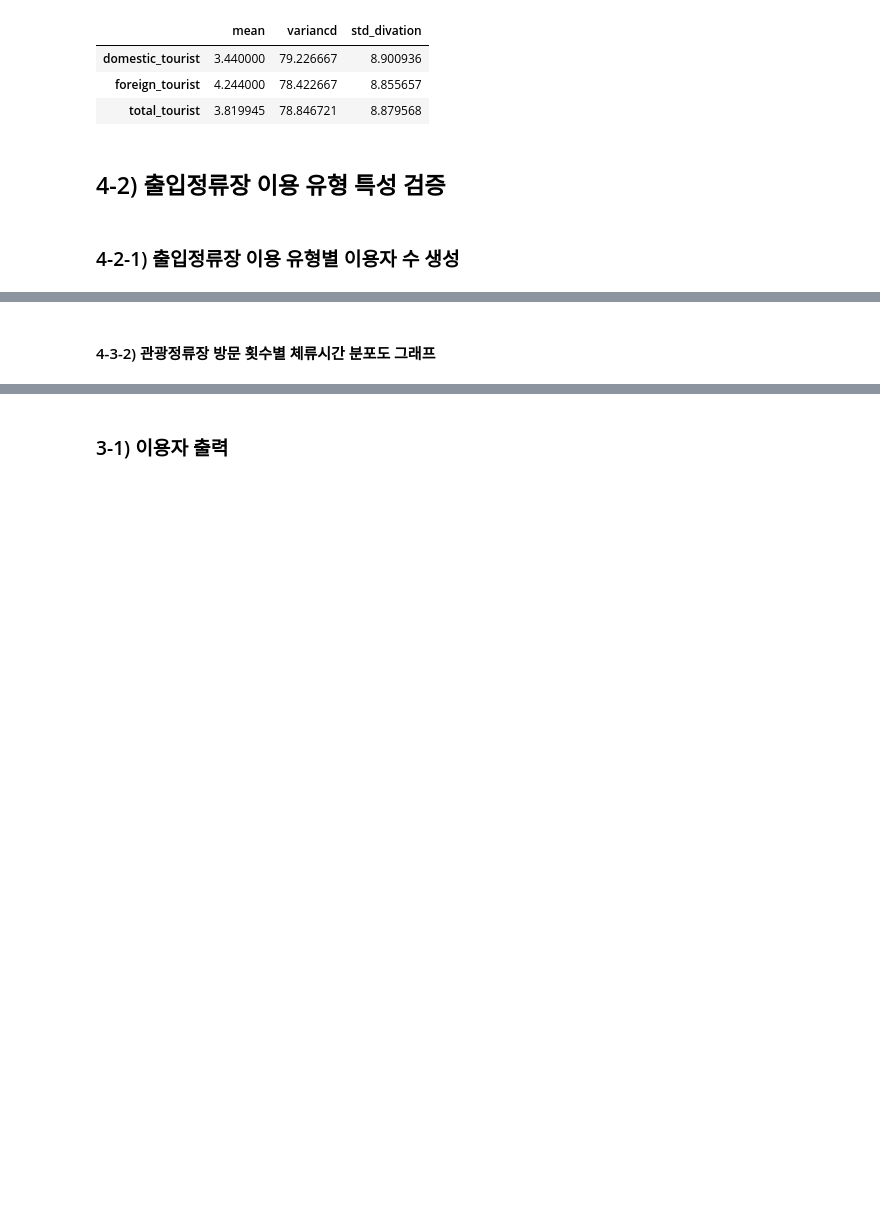
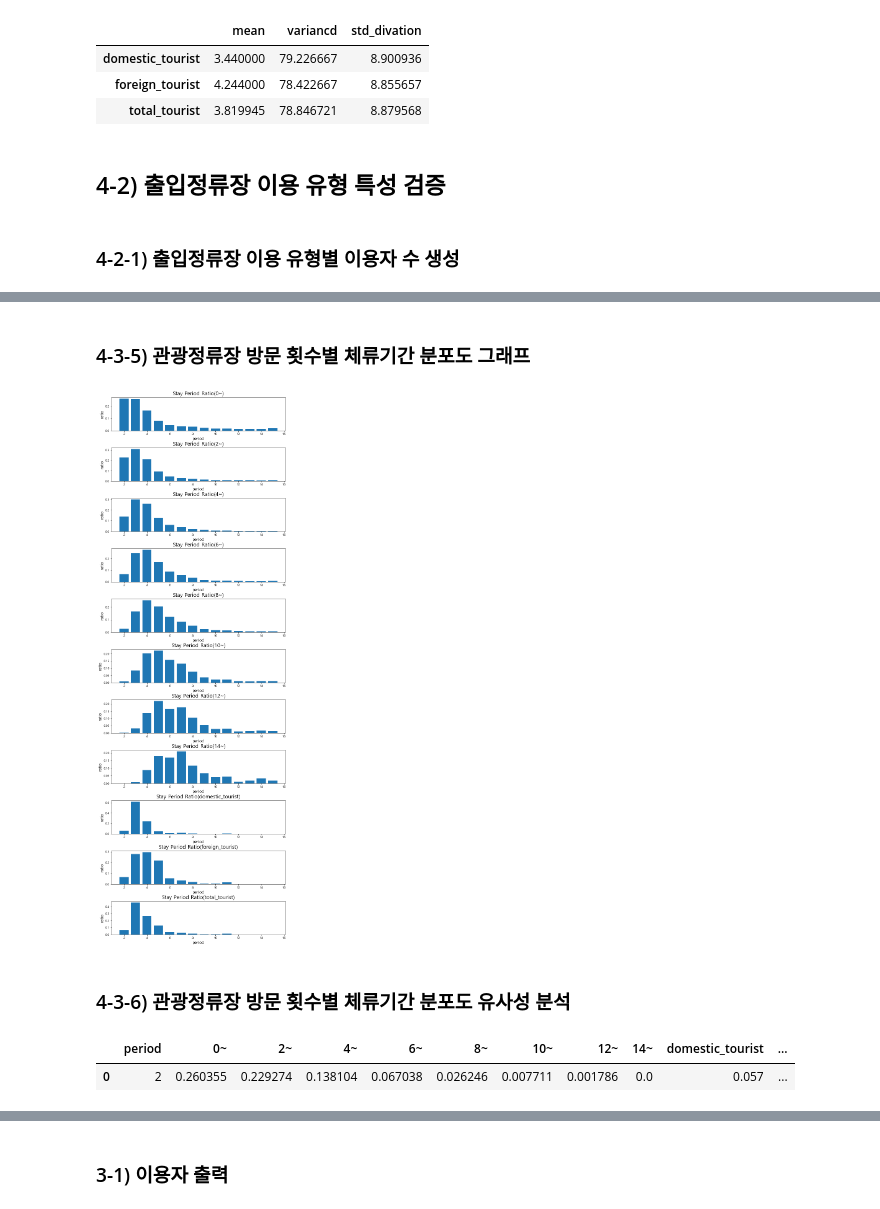
Before and after one commit to hoonisone/2020_jeju-bus-tag_data-analysis, a Jupyter notebook: main/1. 데이터 전처리/1. 이용자&정류장 추출.ipynb, the cells around one changed output, grey strips where cells are left out. Drawn from its saved outputs; the diff is of its cells as text; code cells hidden in the pictures; blank space fills up the shorter version.

```diff
--- a/main/1. 데이터 전처리/1. 이용자&정류장 추출.ipynb
+++ b/main/1. 데이터 전처리/1. 이용자&정류장 추출.ipynb
@@ -867,13 +997,22 @@ stay_period_df
 # %% [markdown]
-#### 4-3-2) 관광정류장 방문 횟수별 체류시간 분포도 그래프
+### 4-3-5) 관광정류장 방문 횟수별 체류기간 분포도 그래프
 # %%
-df = stay_period_df
+df = merged_stay_period_df
 
 y_columns = list(df.columns)
 y_columns.remove("period")
 
 titles = pd.Series(y_columns).apply(lambda x : "Stay Period Ratio(%s)"%x)
 
-plt.figure(figsize=(10, 40))
+plt.figure(figsize=(10, 30))
 plt.subplots_adjust(left=0.125, bottom=0.1, right=0.9, top=0.9, wspace=0.2, hspace=0.5)
 draw_bar_graph_from_df_by_all_columns(df, "period", y_columns, titles, "period", "ratio")
+# %% [output]
+[figure, added]
+# %% [markdown]
+### 4-3-6) 관광정류장 방문 횟수별 체류기간 분포도 유사성 분석
+# %%
+merged_stay_period_df.head(1)
+# %% [output]
+|  | period | 0~ | 2~ | 4~ | 6~ | 8~ | 10~ | 12~ | 14~ | domestic_tourist | ... |
+| 0 | 2 | 0.260355 | 0.229274 | 0.138104 | 0.067038 | 0.026246 | 0.007711 | 0.001786 | 0.0 | 0.057 | ... |
```
Also changed, not shown: parts of 54 cells of this notebook.
